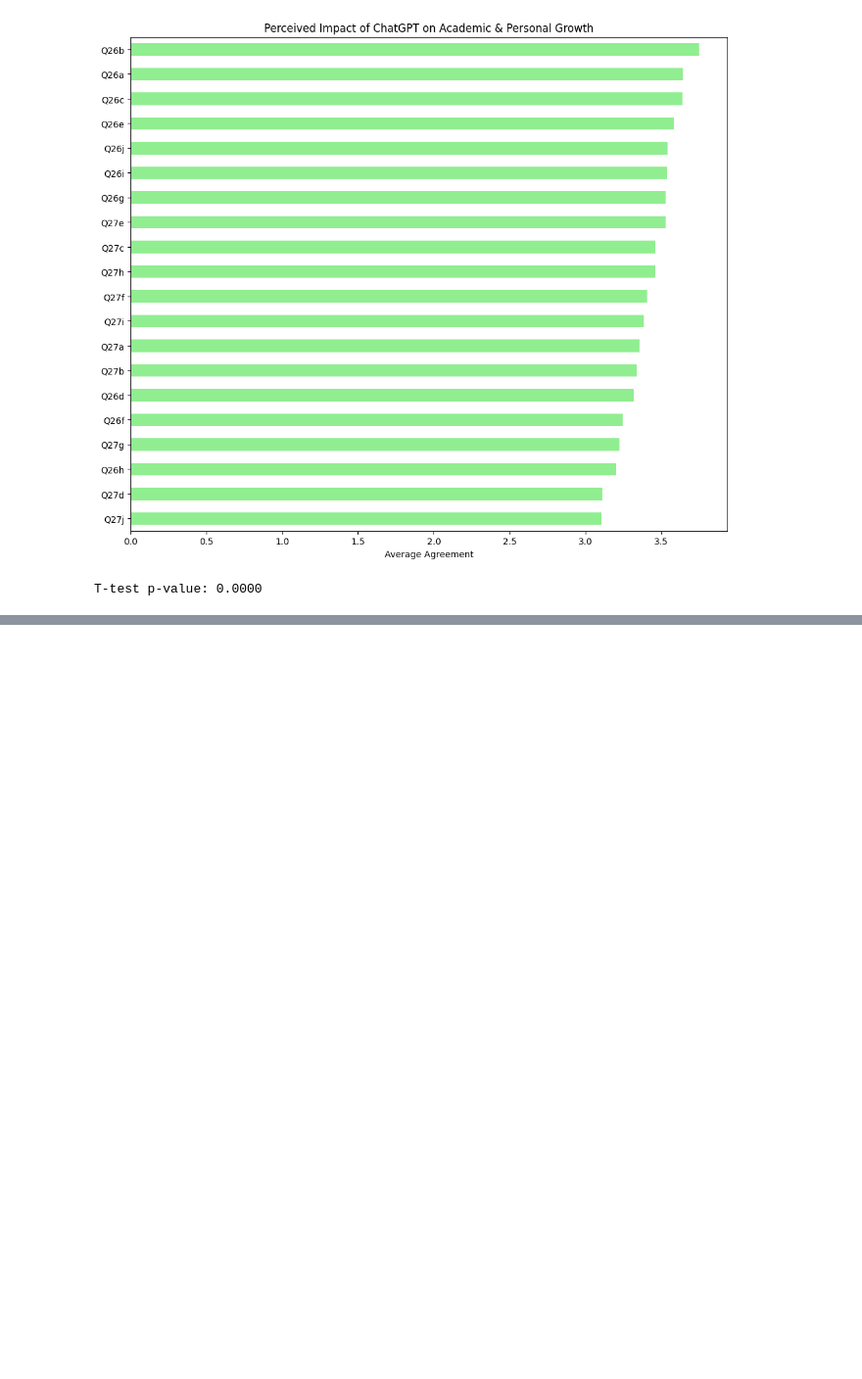
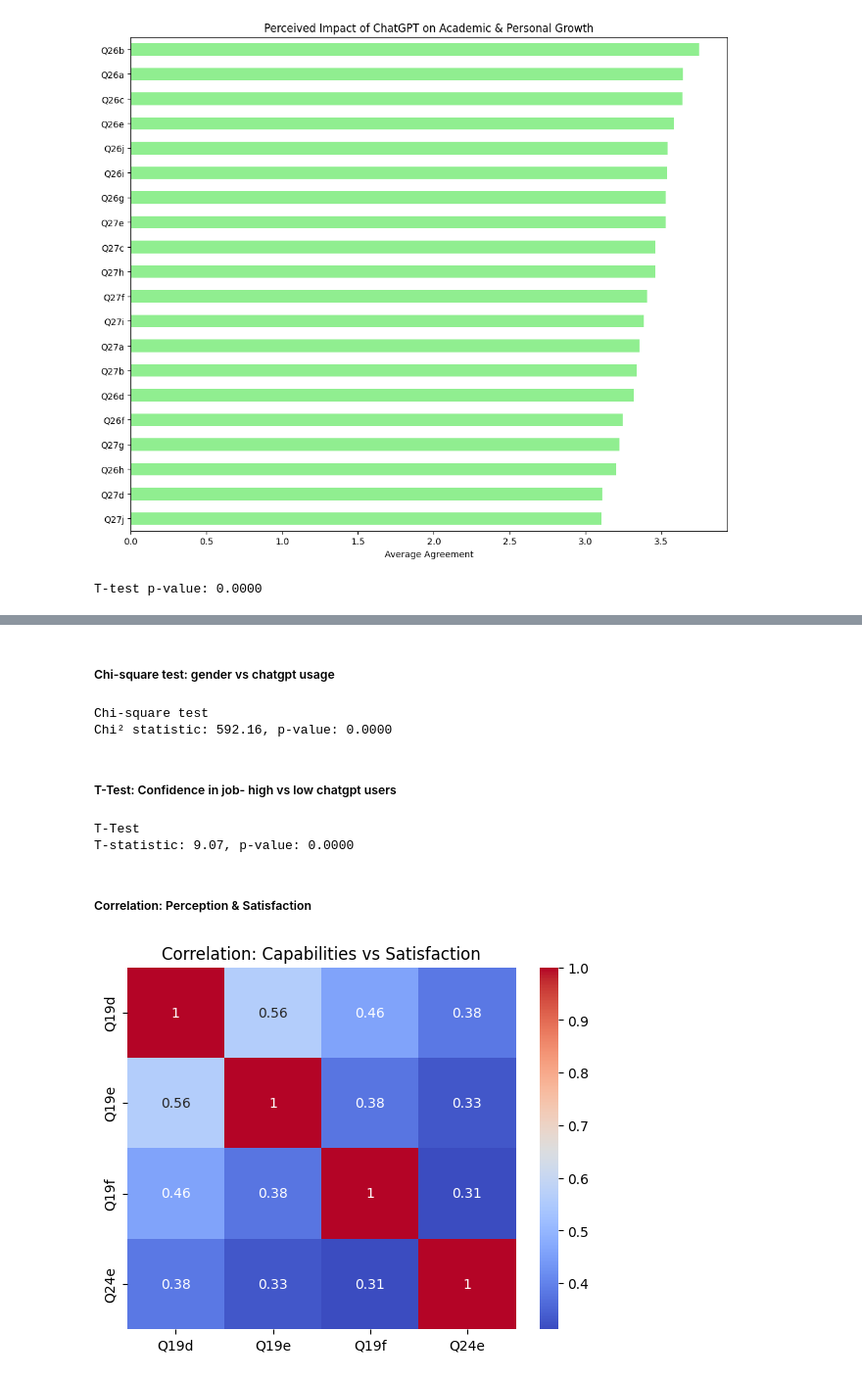
Before and after one commit to DevashreePawar/The-ChatGPT-Classroom-Global-Trends-in-Student-Usage-and-Perception, a Jupyter notebook: ChatGPT Survey.ipynb, the cells around one changed output, grey strips where cells are left out. Shown at 98% size. Drawn from its saved outputs; the diff is of its cells as text; code cells hidden in the pictures; blank space fills up the shorter version.

Commit message:
Statistical analysis done.

```diff
--- a/ChatGPT Survey.ipynb
+++ b/ChatGPT Survey.ipynb
@@ -195,0 +200,35 @@ T-test p-value: 0.0000
+# %% [markdown]
+##### Chi-square test: gender vs chatgpt usage
+# %%
+# Create contigency table
+ct_gender_usuage = pd.crosstab(df['Q2'], df['Q15'])
+chi2, p, dof, expected = chi2_contingency(ct_gender_usuage)
+print("Chi-square test")
+print(f"Chi² statistic: {chi2:.2f}, p-value: {p:.4f}")
+# %% [output]
+Chi-square test
+Chi² statistic: 592.16, p-value: 0.0000
+# %% [markdown]
+##### T-Test: Confidence in job- high vs low chatgpt users
+# %%
+from scipy.stats import ttest_ind
+
+# Define groups
+high_users = df[df['Q15'] >= 3]['Q12']
+low_users = df[df['Q15'] < 3]['Q12']
+t_stat, p_val = ttest_ind(high_users, low_users)
+print("T-Test")
+print(f"T-statistic: {t_stat:.2f}, p-value: {p_val:.4f}")
+# %% [output]
+T-Test
+T-statistic: 9.07, p-value: 0.0000
+# %% [markdown]
+##### Correlation: Perception & Satisfaction
+# %%
+corr_vars = df[['Q19d', 'Q19e', 'Q19f', 'Q24e']]
+corr_matrix = corr_vars.corr()
+sns.heatmap(corr_matrix, annot=True, cmap='coolwarm')
+plt.title("Correlation: Capabilities vs Satisfaction")
+plt.show()
+# %% [output]
+[figure, added]
```
Also changed, not shown: parts of 2 cells of this notebook.
